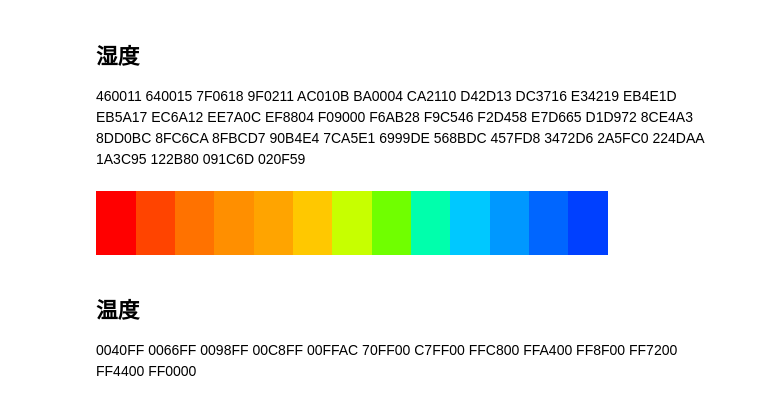
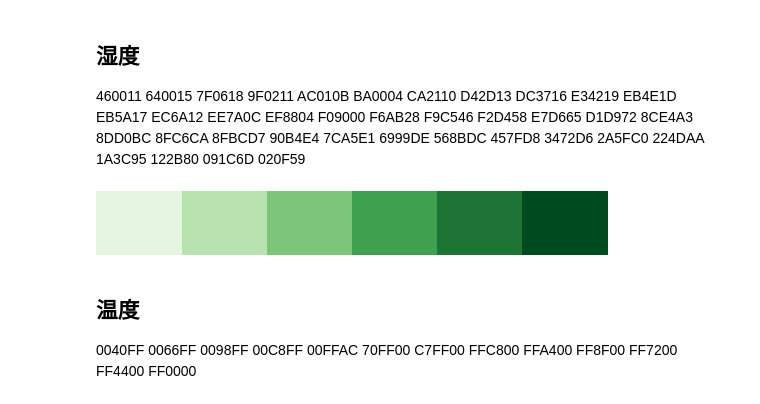
Before and after one commit to Kimizhao/cmaps, a Jupyter notebook: notebook/cmaps_demo2.ipynb, the cells around one changed output. Cells and saved outputs as stored; diff of their text form; code cells hidden in the pictures.

```diff
--- a/notebook/cmaps_demo2.ipynb
+++ b/notebook/cmaps_demo2.ipynb
@@ -56,9 +56,9 @@ cmaps.G_wind_17lev
 ## 湿度
 460011  640015  7F0618  9F0211  AC010B  BA0004  CA2110  D42D13  DC3716  E34219  EB4E1D  EB5A17  EC6A12  EE7A0C  EF8804  F09000  F6AB28  F9C546  F2D458  E7D665  D1D972  8CE4A3  8DD0BC  8FC6CA  8FBCD7  90B4E4  7CA5E1  6999DE  568BDC  457FD8  3472D6  2A5FC0  224DAA  1A3C95  122B80  091C6D  020F59
 # %%
-cmaps.G_humidity
+cmaps.G_humidity_5lev
 # %% [output]
-[figure, old version]
+[figure, new version]
 # %% [markdown]
 ## 温度
 0040FF  0066FF  0098FF  00C8FF  00FFAC  70FF00  C7FF00   FFC800  FFA400  FF8F00  FF7200  FF4400  FF0000
```
Also changed, not shown: parts of 2 cells of this notebook, 2 other files.
